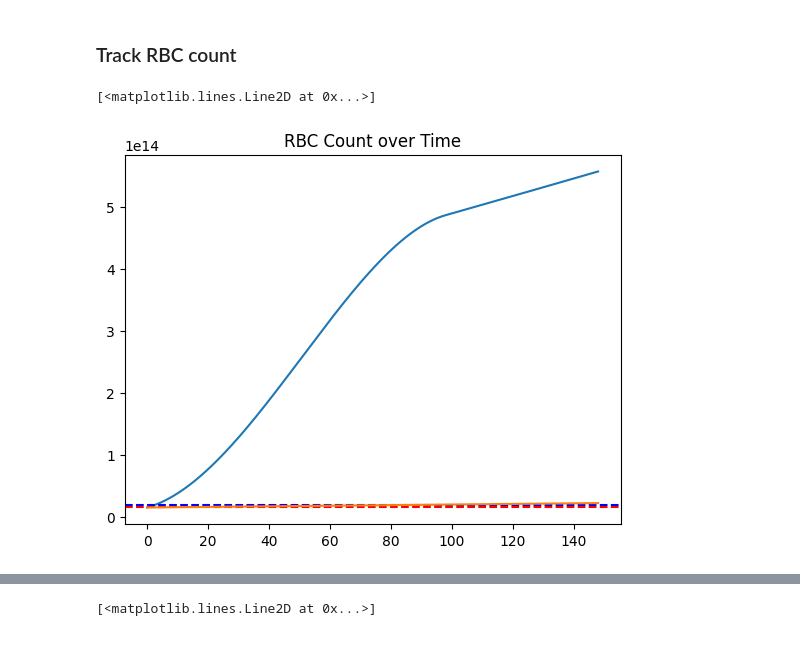
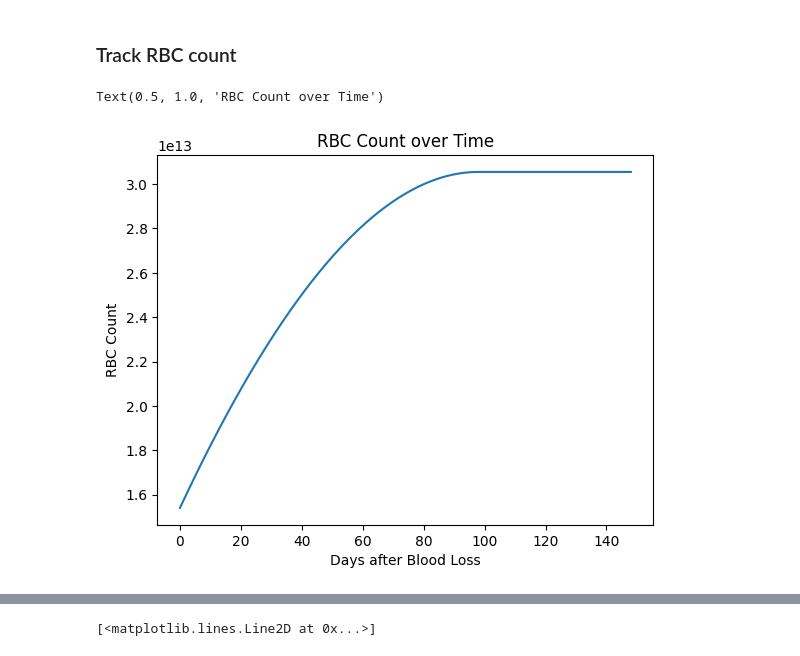
Before and after one commit to penelopenorth/PBL2, a Jupyter notebook: dynamic.ipynb, the cells around one changed output, grey strips where cells are left out. Saved outputs shown, nothing was run; the diff lists cells and outputs as text; code cells hidden in the pictures.

Commit message:
add dynamic RBC count

```diff
--- a/dynamic.ipynb
+++ b/dynamic.ipynb
@@ -225,7 +266,2 @@ $ \dot{S} = \bold{200 * 10^9 ~RBC/day} $
 
 $ S(t) = kt$
-# %%
-synth_rate = 200 * 10 ** 9 # RBC/day
-
-def rate_S():
-    return synth_rate
@@ -258,0 +293,28 @@ Text(0.5, 1.0, 'Added Red Blood Cells over Time')
+# %%
+step_size = 1000
+fractional_step_size = int((step_size / time_to_correct_days)*(time_extra))
+time_extra = 50
+
+t_before = np.linspace(0, time_to_correct_days, step_size)
+t_after = np.linspace(time_to_correct_days, (time_to_correct_days+time_extra), fractional_step_size)
+t = np.concatenate((t_before, t_after), axis=0)
+
+s_arr = rate_S(t)
+if isinstance(s_arr, (int, float)):
+    s_arr = np.resize(s_arr, len(t))
+print(s_arr.shape)
+
+d_arr_before = rate_D_before(t_before)
+d_arr_after = rate_D_after(t_after)
+if isinstance(d_arr_after, (int, float)):
+    d_arr_after = np.resize(d_arr_after, len(t_after))
+print(d_arr_before.shape)
+print(d_arr_after.shape)
+
+d_arr = np.concatenate((d_arr_before, d_arr_after), axis=0)
+
+diff = s_arr - d_arr
+plt.plot(t, diff)
+plt.title('Added Red Blood Cells over Time')
+# plt.plot(t, s_arr, linestyle='--', color='r')
+# plt.plot(t, d_arr, linestyle='--', color='g')
@@ -261,26 +329,28 @@ Text(0.5, 1.0, 'Added Red Blood Cells over Time')
 # %%
 RBC_initial = BV_ss*Ht_new/MCV
 RBC_final = BV_ss*Ht_ss/MCV
 
 val_arr = np.zeros(shape=len(t))
 val_arr[0] = RBC_initial
 alt_arr = np.zeros(shape=len(t))
 alt_arr[0] = RBC_initial
 for i, time in enumerate(t):
     if i == 0:
         continue
     val_arr[i] = val_arr[i-1] + (s_arr[i] - d_arr[i])
 
 plt.plot(t,val_arr)
+plt.ylabel('RBC Count')
+plt.xlabel('Days after Blood Loss')
 plt.title('RBC Count over Time')
-plt.axhline(y=RBC_initial, color='r', linestyle='--')
-plt.axhline(y=RBC_final, color='b', linestyle='--')
+# plt.axhline(y=RBC_initial, color='r', linestyle='--')
+# plt.axhline(y=RBC_final, color='b', linestyle='--')
 
-def lin_func(time):
-    return RBC_initial + (RBC_final-RBC_initial)*time/time_to_correct_days
+# def lin_func(time):
+#     return RBC_initial + (RBC_final-RBC_initial)*time/time_to_correct_days
 
 # expected baseline
-plt.plot(t,lin_func(t))
+# plt.plot(t,lin_func(t))
 # %% [output]
-[<matplotlib.lines.Line2D at 0x...>]
+Text(0.5, 1.0, 'RBC Count over Time')
-[figure, old version]
+[figure, new version]
```
Also changed, not shown: parts of 23 cells of this notebook, 1 other file.
